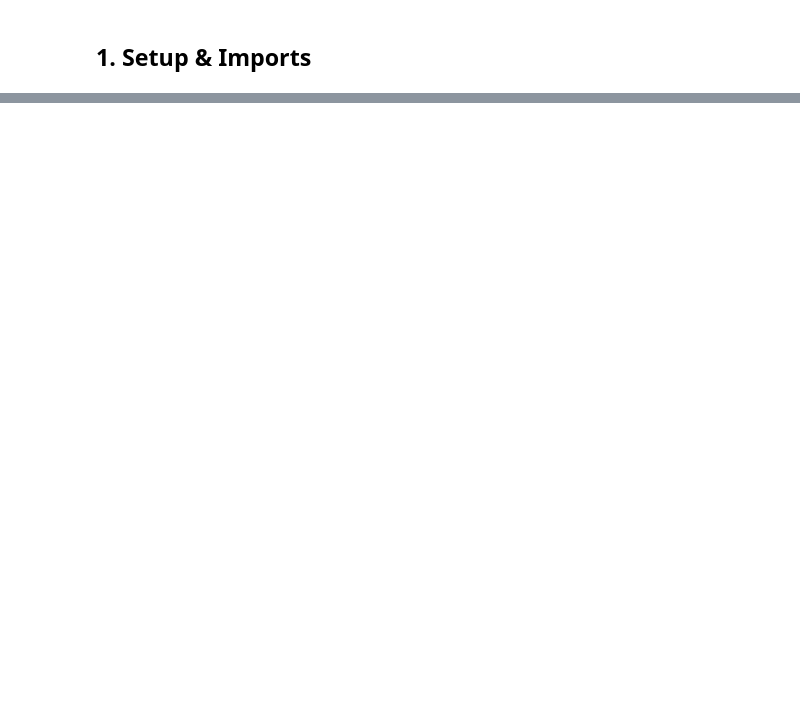
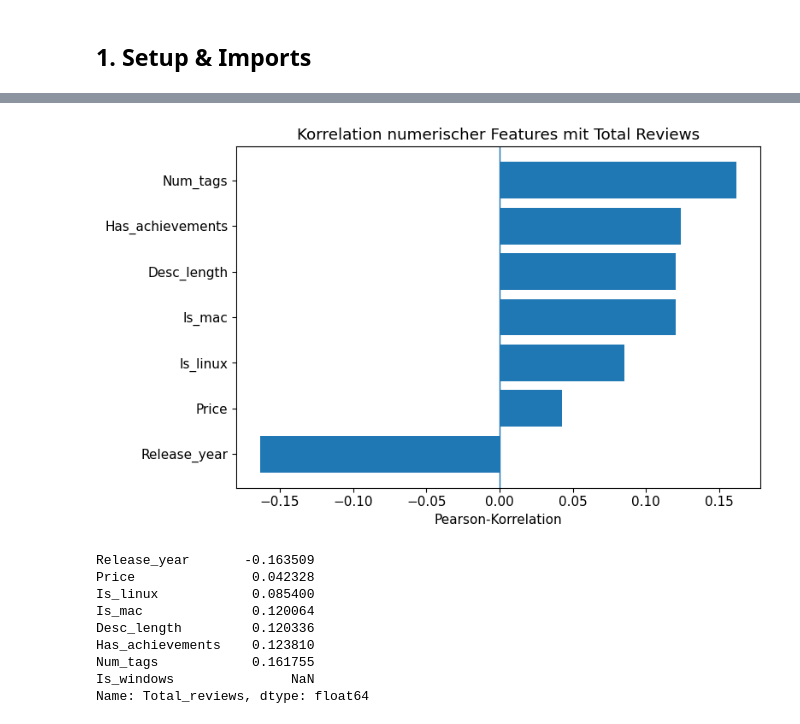
Before and after one commit to codesbyPJ/Steam-Sales-Prediction, a Jupyter notebook: steam_sales_prediction.ipynb, the cells around one changed output, grey strips where cells are left out. Drawn from its saved outputs; the diff is of its cells as text; code cells hidden in the pictures; blank space fills up the shorter version.

```diff
--- a/steam_sales_prediction.ipynb
+++ b/steam_sales_prediction.ipynb
@@ -513,0 +240,13 @@ for b in beispiele:
+# %%
+df_raw["Price"] = pd.to_numeric(df_raw["Price"], errors="coerce").fillna(0)
+
+indie_mask = df_raw["Tags"].astype(str).str.contains("Indie", case=False, na=False)
+paid_mask = df_raw["Price"] > 0
+reviews_mask = (df_raw["Total_reviews"] >= 10) & (df_raw["Total_reviews"] <= 2000)
+
+df = df_raw[indie_mask & paid_mask & reviews_mask].copy().reset_index(drop=True)
+
+print(f"Gesamter Datensatz: {len(df_raw):,} Spiele")
+print(f"Gefilterter Datensatz: {len(df):,} Spiele")
+print("\nZielvariable nach Filter:")
+print(df["Total_reviews"].describe().round(2))
@@ -513,0 +431,26 @@ for b in beispiele:
+# %%
+# normal reviews correlation
+
+corr_reviews = df[numeric_features + ["Total_reviews"]].corr(numeric_only=True)["Total_reviews"]
+corr_reviews = corr_reviews.drop("Total_reviews").sort_values()
+
+plt.figure(figsize=(8, 5))
+plt.barh(corr_reviews.index, corr_reviews.values)
+plt.axvline(0, linewidth=1)
+plt.title("Korrelation numerischer Features mit Total Reviews")
+plt.xlabel("Pearson-Korrelation")
+plt.tight_layout()
+plt.show()
+
+corr_reviews
+# %% [output]
+[figure, added]
+Release_year       -0.163509
+Price               0.042328
+Is_linux            0.085400
+Is_mac              0.120064
+Desc_length         0.120336
+Has_achievements    0.123810
+Num_tags            0.161755
+Is_windows               NaN
+Name: Total_reviews, dtype: float64
```
Also changed, not shown: parts of 68 cells of this notebook.
